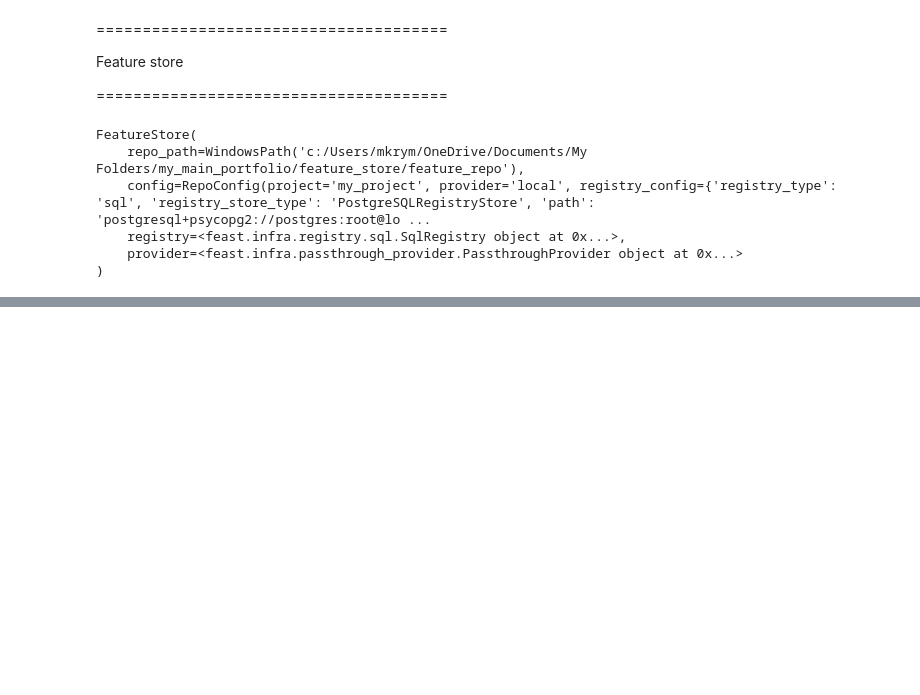
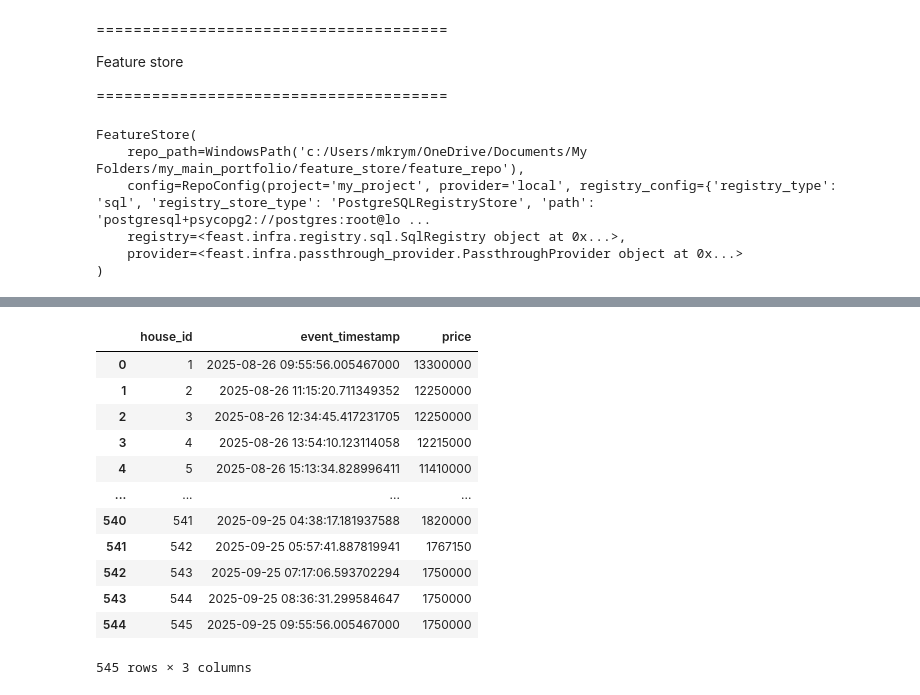
Before and after one commit to Zineddine-Rebbouh/mlops-project, a Jupyter notebook: house_price_prediction.ipynb, the cells around one changed output, grey strips where cells are left out. Cells and saved outputs as stored; diff of their text form; code cells hidden in the pictures; blank space fills up the shorter version.

```diff
--- a/house_price_prediction.ipynb
+++ b/house_price_prediction.ipynb
@@ -348,0 +371,16 @@ print(df)
+# %%
+entity_df
+# %% [output]
+|  | house_id | event_timestamp | price |
+| 0 | 1 | 2025-08-26 09:55:56.005467000 | 13300000 |
+| 1 | 2 | 2025-08-26 11:15:20.711349352 | 12250000 |
+| 2 | 3 | 2025-08-26 12:34:45.417231705 | 12250000 |
+| 3 | 4 | 2025-08-26 13:54:10.123114058 | 12215000 |
+| 4 | 5 | 2025-08-26 15:13:34.828996411 | 11410000 |
+| ... | ... | ... | ... |
+| 540 | 541 | 2025-09-25 04:38:17.181937588 | 1820000 |
+| 541 | 542 | 2025-09-25 05:57:41.887819941 | 1767150 |
+| 542 | 543 | 2025-09-25 07:17:06.593702294 | 1750000 |
+| 543 | 544 | 2025-09-25 08:36:31.299584647 | 1750000 |
+| 544 | 545 | 2025-09-25 09:55:56.005467000 | 1750000 |
+545 rows × 3 columns
```
Also changed, not shown: parts of 23 cells of this notebook, 7 other files.
